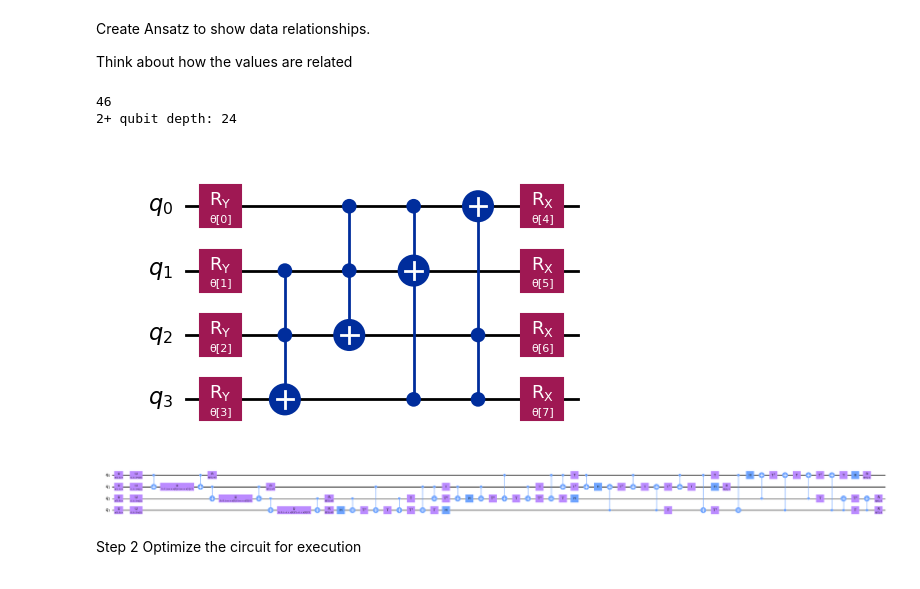
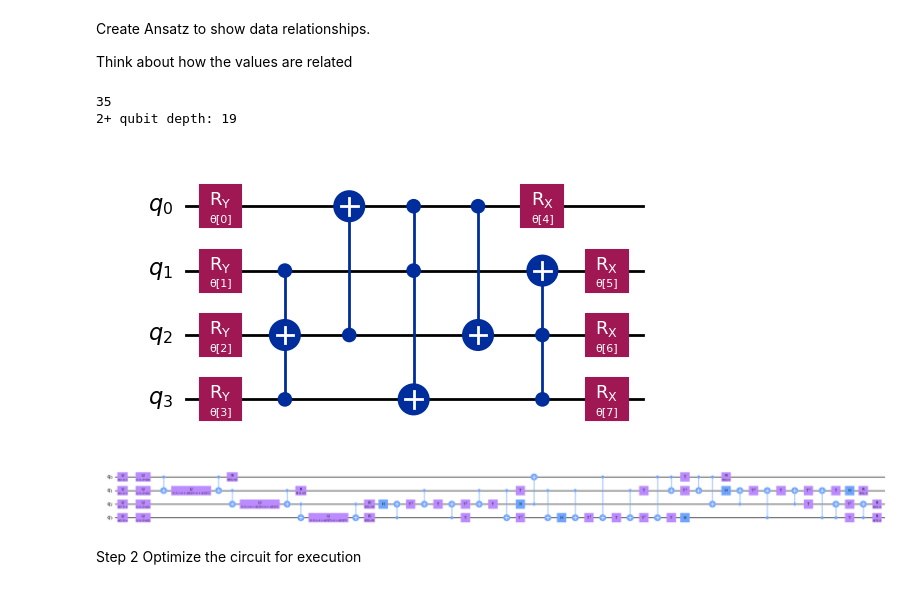
Before and after one commit to peoplesinc/air-pollution-data, a Jupyter notebook: baltimore-figures/baltimore_qml.ipynb, the cells around one changed output. Drawn from its saved outputs; the diff is of its cells as text; code cells hidden in the pictures.

Commit message:
Added Ansatz

```diff
--- a/baltimore-figures/baltimore_qml.ipynb
+++ b/baltimore-figures/baltimore_qml.ipynb
@@ -489,29 +491,25 @@ Think about how the values are related
 # %%
 # Import the necessary packages
 from qiskit import QuantumCircuit
 
 # Here is a list of qubit pairs between which we want CNOT gates. The choice of these is not yet obvious.
 # Change this to include ALL of the demographic group qubits
 
-#qnn_cnot_list = [[0], [0,1,2], [2,1],[1,0]] # Ansatz 2
-#qnn_cnot_list =  [ [0,2,1],[1,2], [2,0],[0, 1],[0,1,2] ] #Ansatz 1
-#qnn_cnot_list = [ [0,1], [1,2], [2,1,0], [0,1,2]] #Ansatz 3
-#qnn_cnot_list = [[1,0], [0,2,1], [1,2], [2,0],[0, 1],[0,1,2]] #Ansatz
-qnn_cnot_list = [ [1,2, 3],[0,1,2],[0,3,1], [3,2,0]] #Ansatz
+qnn_cnot_list = [[1,3,2],[2,0],[0,1,3],[0,2],[3,2,1]] #Ansatz
 
 ansatz = create_ansatz_circuit(qubits=num_qubits, superposition=False, gate_list=qnn_cnot_list)
 # Check the circuit depth, and the two-qubit gate depth
 print(ansatz.decompose().depth())
 print(
     f"2+ qubit depth: {ansatz.decompose().depth(lambda instr: len(instr.qubits) > 1)}"
 )
 
 # Draw the circuit
 ansatz.draw("mpl")
 # %% [output]
-46
-2+ qubit depth: 24
+35
+2+ qubit depth: 19
-[figure, old version]
+[figure, new version]
 # %%
 # QNN ansatz
 
@@ -524,7 +522,7 @@ full_circuit.compose(ansatz, range(num_qubits), inplace=True)
 # Display the circuit
 full_circuit.decompose().draw("mpl", style="clifford", fold=-1)
 # %% [output]
-[figure, old version]
+[figure, new version]
 # %% [markdown]
 Step 2
 Optimize the circuit for execution
```
Also changed, not shown: parts of 7 cells of this notebook.
